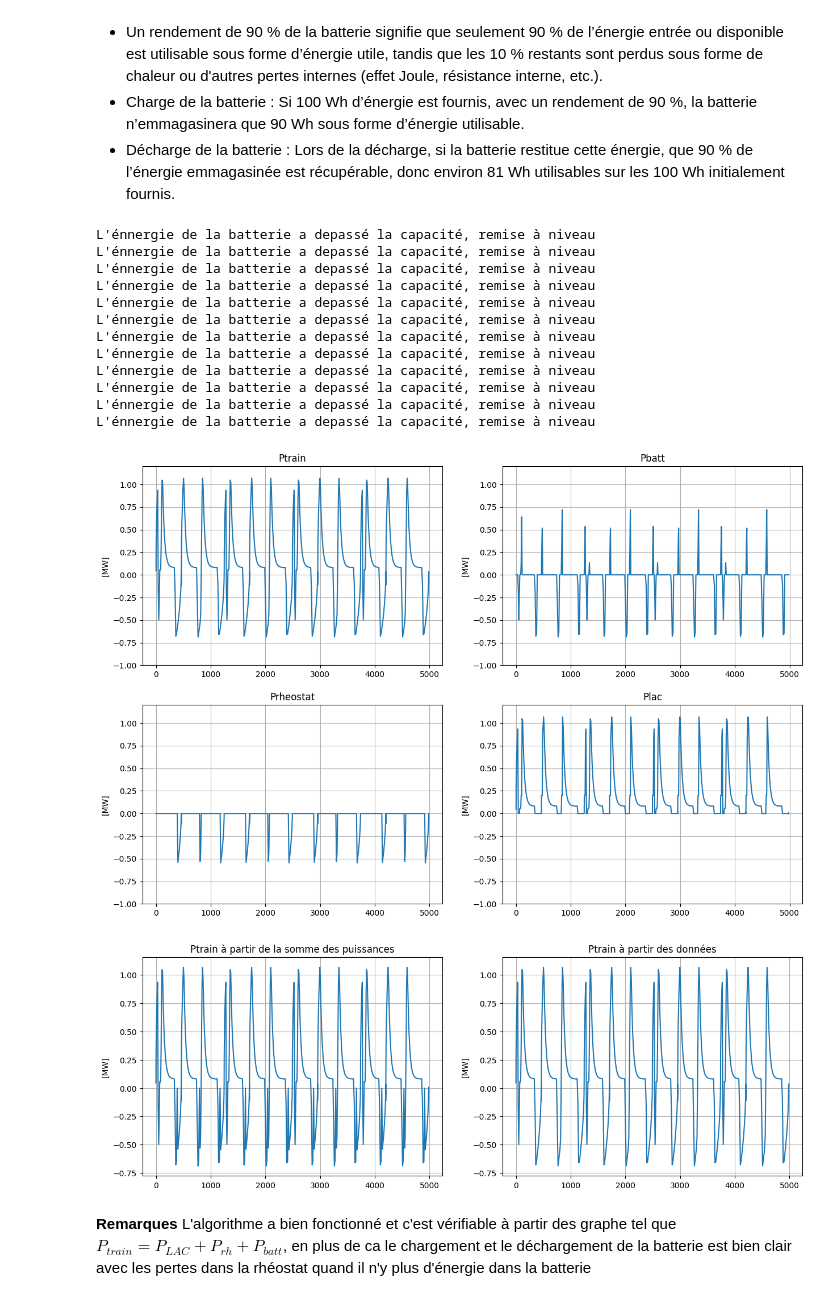
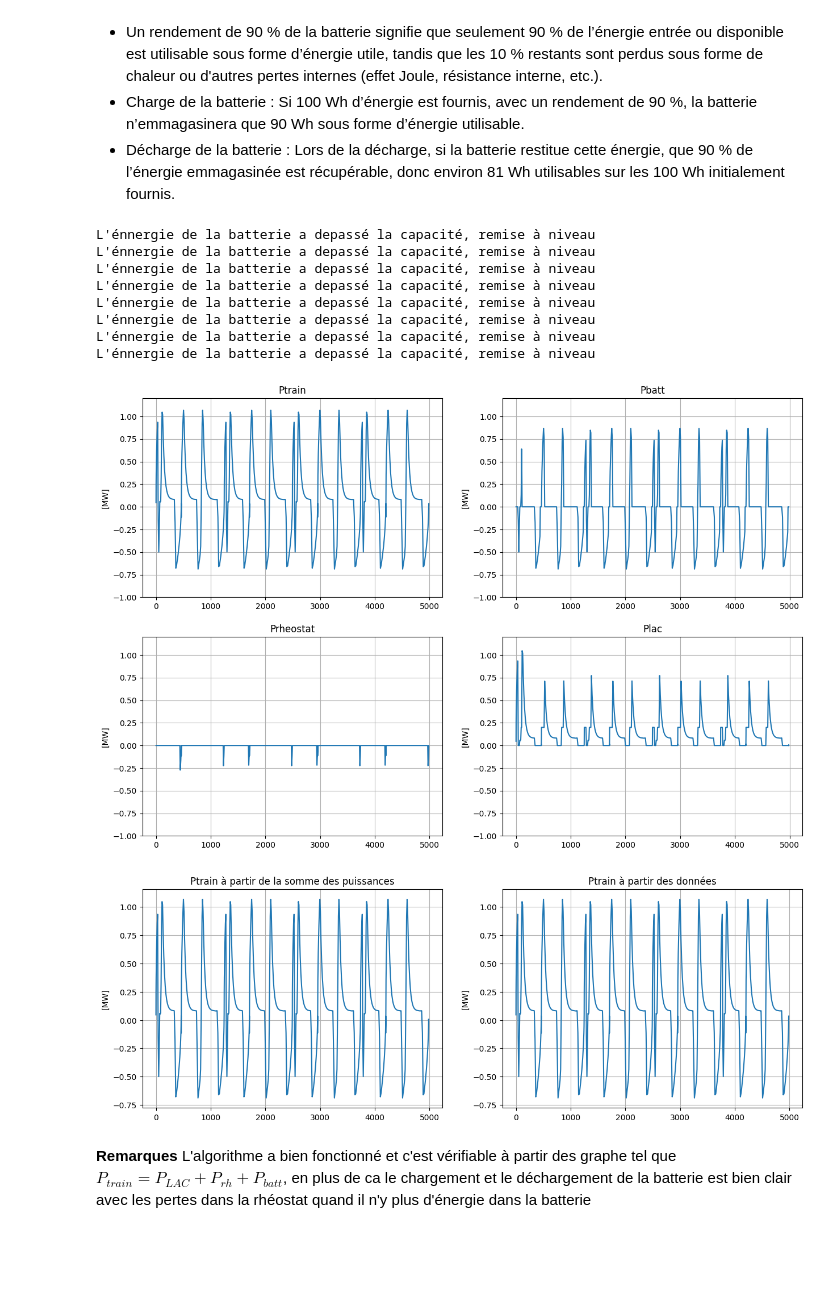
Before and after one commit to khodjawalid/Optimisation_Syst_de_Stockage_electrique_pour_Tramway_Python, a Jupyter notebook: Notebook.ipynb, the cells around one changed output. Drawn from its saved outputs; the diff is of its cells as text; code cells hidden in the pictures; blank space fills up the shorter version.

```diff
--- a/Notebook.ipynb
+++ b/Notebook.ipynb
@@ -198,7 +198,7 @@ Circuit simplifié  montrant le système train + batterie + rhéostat
 - Décharge de la batterie : Lors de la décharge, si la batterie restitue cette énergie, que 90 % de l’énergie emmagasinée est récupérable, donc environ 81 Wh utilisables sur les 100 Wh initialement fournis.
 # %%
 #Initialisation
-capa = 1e6
+capa = 1*1e3*3600
 rend_batt = 0.9
 Ebatt = 0
 Pbatt = np.zeros(len(Etrain))
@@ -206,46 +206,35 @@ Prhe = np.zeros(len(Etrain))
 Plac = np.zeros(len(Etrain))
 seuil_puissance = 0.2*1e6
 
-flag1 = True  #pour charger la batterie
-flag2 = True  #pour decharger la batterie
-
 for t in temps[:-2] :
     if Ptrain[t] <= 0 : #durant le freinage
-        if flag1 :   #fixer le point du debut de freinage afin de soustraire l'énergie commulée avant
-            t0 = t
-            flag1 = False
         if Ebatt < capa :  #si la batterie n'est pas complètement chargée
             Pbatt[t] = Ptrain[t]  #Gestion de la batterie
-            Ebatt -= (Etrain[t+1] - Etrain[t0])*rend_batt  #mettre à jour l'energie de la batterie avec un rendement
+            Ebatt -= (Etrain[t+1] - Etrain[t])*rend_batt  #mettre à jour l'energie de la batterie avec un rendement
 
         elif Ebatt == capa :
             Prhe[t] = Ptrain[t]
         else :
             print("L'énnergie de la batterie a depassé la capacité, remise à niveau")
             Ebatt = capa
-
-    flag1 =True # on met le flag à True afn de détecter le prochaain début d'un cycle de freinage
+            Prhe[t] = Ptrain[t]
 
     if Ptrain[t] > 0 : #Durant l'accélération
+
         if Ptrain[t] > seuil_puissance :
             if Ebatt> 0 :
-                if flag2 :
-                    t1 = t
-                    flag2 = False
 
                 Pbatt[t] = Ptrain[t] - seuil_puissance
                 Plac[t] = seuil_puissance
 
-                E_nec = (Etrain[t+1] - Etrain[t1])*(Pbatt[t]/Ptrain[t]) #Energie nécéssaire
+                E_nec = (Etrain[t+1] - Etrain[t])*(Pbatt[t]/Ptrain[t]) #Energie nécéssaire
                 E_dep = E_nec*rend_batt  #Energie dépensée par la batterie pour fournir de l'énergie
                 Ebatt -= E_dep  #mettre à jour l'energie de la batterie avec un rendement
 
             else :
                 Plac[t] = Ptrain[t]
 
-        flag2 = True
-
-        if Ptrain[t] <= seuil_puissance :
+        elif Ptrain[t] <= seuil_puissance :
             Plac[t] = Ptrain[t]
 
 # Affichage
@@ -275,39 +264,35 @@ plt.subplot(2,2,4)
 plt.title("Plac")
 plt.plot(position,Plac*1e-6)
 plt.ylabel('[MW]')
 plt.grid()
 plt.ylim(-1,1.2)
 plt.show()
 
 
 #Comparaison entre Ptrain et la somme des puissance :
 plt.figure(figsize=(15,5))
 plt.subplot(1,2,1)
 plt.plot(position, (Plac+Prhe+Pbatt)*1e-6)
 plt.title("Ptrain à partir de la somme des puissances")
 plt.ylabel('[MW]')
 plt.grid()
 plt.subplot(1,2,2)
 plt.plot(position, Ptrain*1e-6)
 plt.title("Ptrain à partir des données")
 plt.ylabel('[MW]')
 plt.grid()
 plt.show()
 # %% [output]
 L'énnergie de la batterie a depassé la capacité, remise à niveau
 L'énnergie de la batterie a depassé la capacité, remise à niveau
 L'énnergie de la batterie a depassé la capacité, remise à niveau
 L'énnergie de la batterie a depassé la capacité, remise à niveau
 L'énnergie de la batterie a depassé la capacité, remise à niveau
 L'énnergie de la batterie a depassé la capacité, remise à niveau
 L'énnergie de la batterie a depassé la capacité, remise à niveau
 L'énnergie de la batterie a depassé la capacité, remise à niveau
-L'énnergie de la batterie a depassé la capacité, remise à niveau
-L'énnergie de la batterie a depassé la capacité, remise à niveau
-L'énnergie de la batterie a depassé la capacité, remise à niveau
-L'énnergie de la batterie a depassé la capacité, remise à niveau
-[figure, old version]
+[figure, new version]
-[figure, old version]
+[figure, new version]
 # %% [markdown]
 **Remarques**
 L'algorithme a bien fonctionné et c'est vérifiable à partir des graphe tel que  $P_{train} = P_{LAC} + P_{rh} + P_{batt}$, en plus de ca le chargement et le déchargement de la batterie est bien clair avec les pertes dans la rhéostat quand il n'y plus d'énergie dans la batterie
```
Also changed, not shown: parts of 5 cells of this notebook, 1 other file.
